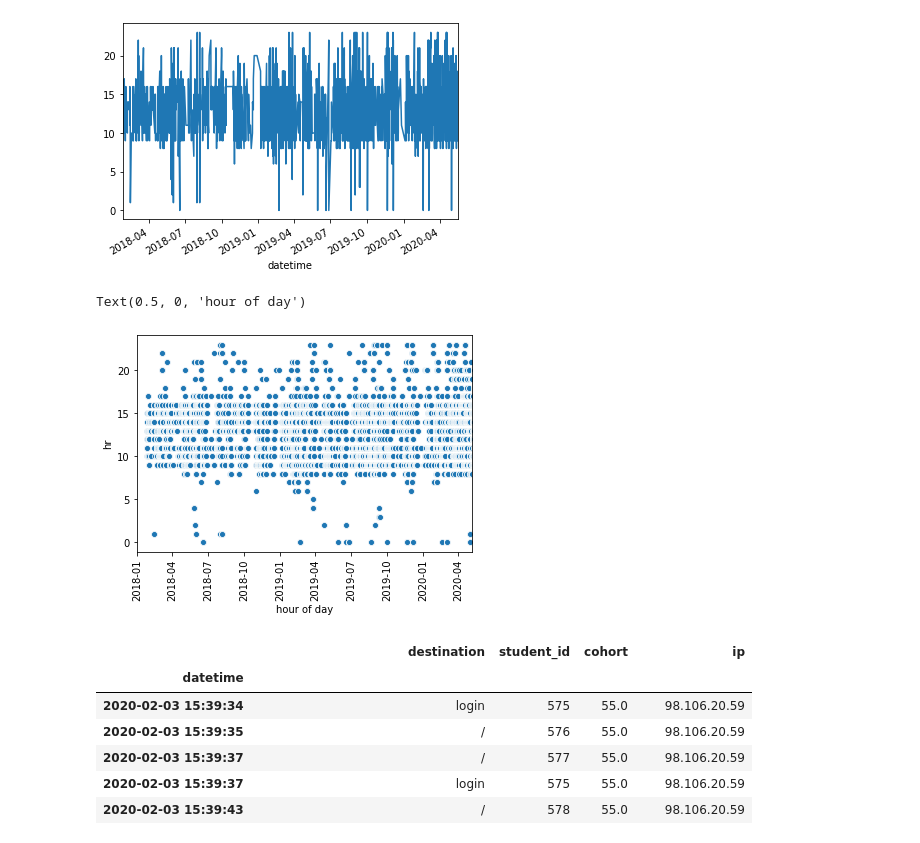
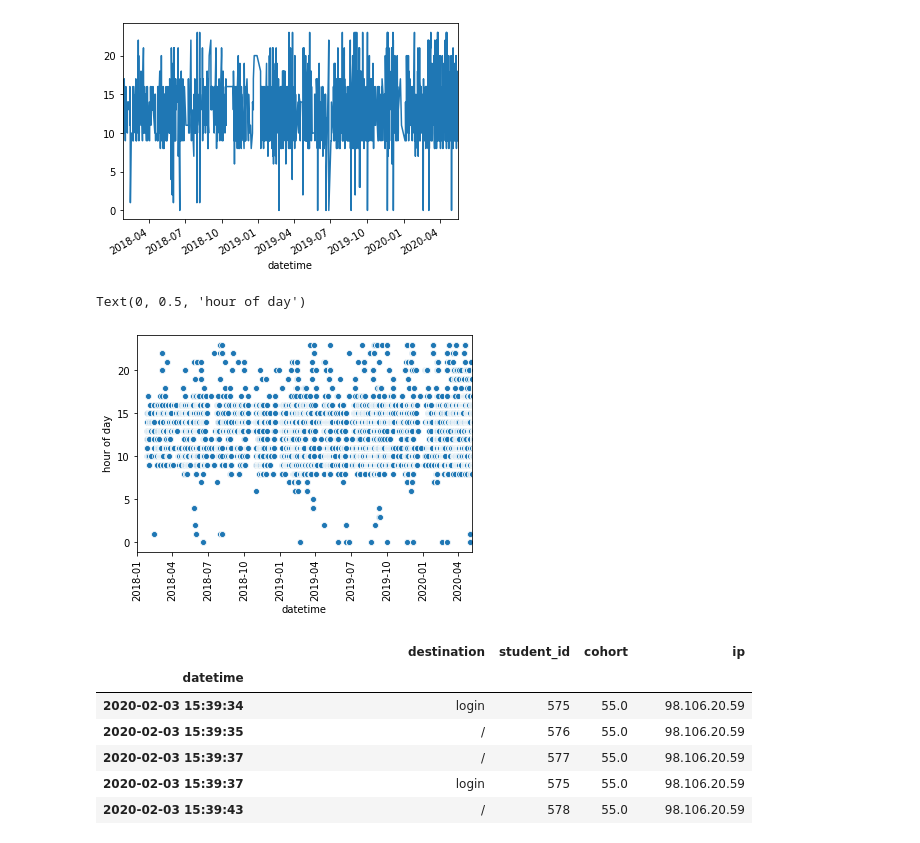
Before and after one commit to ravinder79/anomaly_detection, a Jupyter notebook: discrete_anomaly_detection.ipynb, the cells around one changed output. Cells and saved outputs as stored; diff of their text form; code cells hidden in the pictures.

```diff
--- a/discrete_anomaly_detection.ipynb
+++ b/discrete_anomaly_detection.ipynb
@@ -244,11 +261,11 @@ instructors_zach.hr.plot()
 # %%
 sns.scatterplot(x = 'datetime', y = 'hr', data = instructors_zach)
 plt.xlim('2018-01-01', '2020-05-05')
 plt.xticks(rotation = 90)
-plt.xlabel('hour of day')
+plt.ylabel('hour of day')
 # %% [output]
-Text(0.5, 0, 'hour of day')
+Text(0, 0.5, 'hour of day')
-[figure, old version]
+[figure, new version]
 # %%
 curie
 # %% [output]
```
Also changed, not shown: parts of 4 cells of this notebook.
